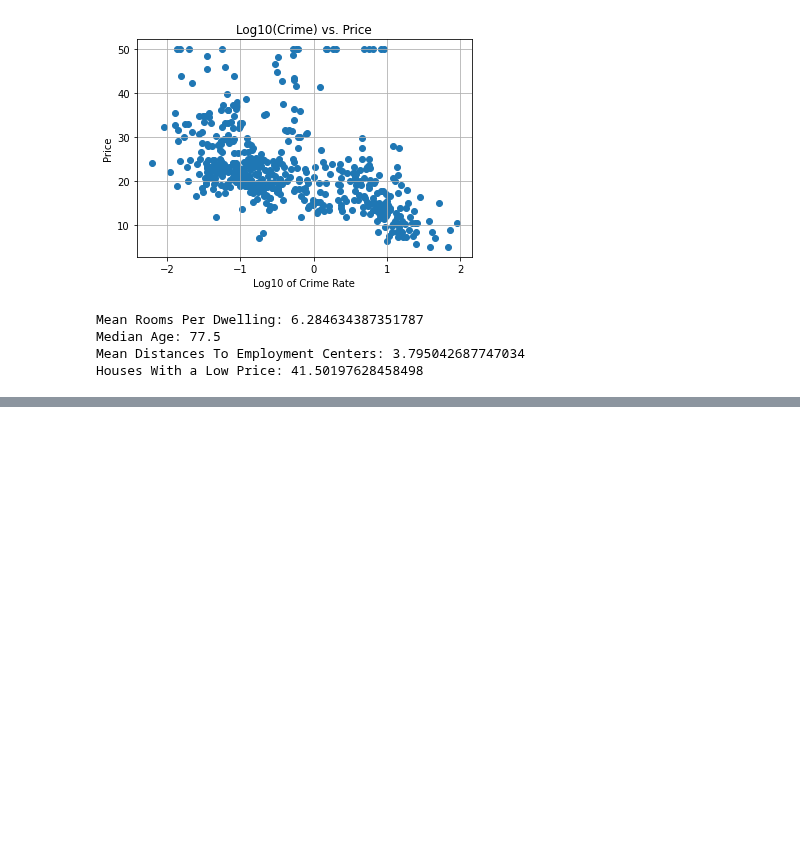
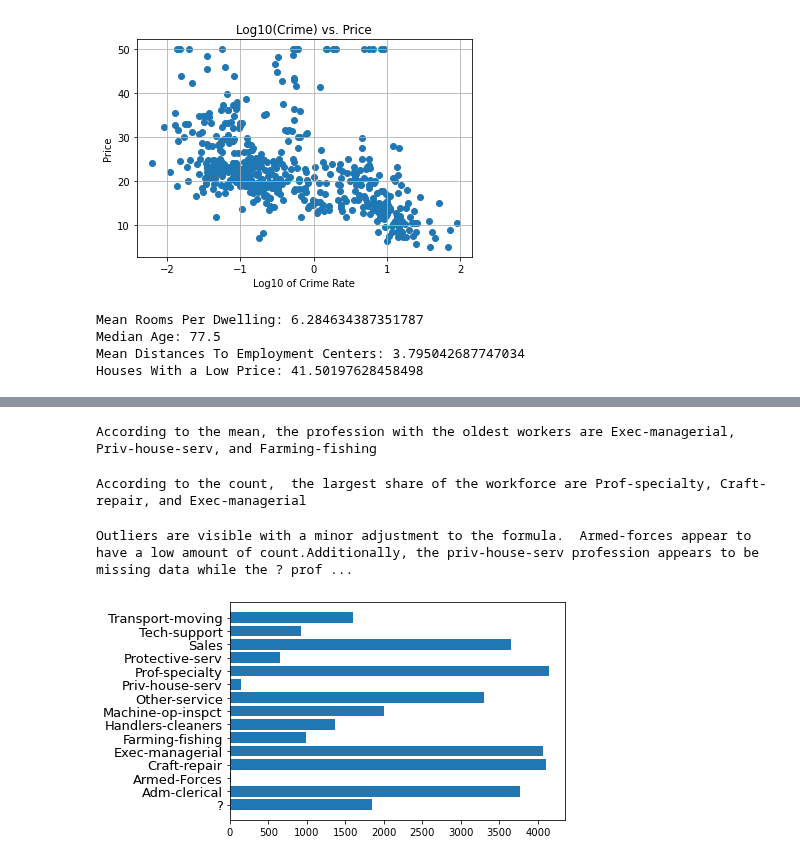
Before and after one commit to joshgreenert/Python-Projects, a Jupyter notebook: Data Preparation/Week3and4/Assignment_Week3_4_JGreenert.ipynb, the cells around one changed output, grey strips where cells are left out. Drawn from its saved outputs; the diff is of its cells as text; code cells hidden in the pictures; blank space fills up the shorter version.

```diff
--- a/Data Preparation/Week3and4/Assignment_Week3_4_JGreenert.ipynb
+++ b/Data Preparation/Week3and4/Assignment_Week3_4_JGreenert.ipynb
@@ -96,0 +169,15 @@ Houses With a Low Price: 41.50197628458498
+# %%
+# Create a function to strip the whitespace characters.
+def strip_whitespace(string):
+    return string.strip()
+# %%
+# Use the apply method to apply this function to all the columns with string values.
+# Create a new column, copy the values from this new column to the old column, then drop the column.
+new_df['education_stripped']= df_adult_income_updated['education'].apply(strip_whitespace)
+new_df['education']= new_df['education_stripped']
+new_df.drop(labels=['education_stripped'],axis=1)
+
+# Occupation column
+new_df['occupation_stripped']= df_adult_income_updated['occupation'].apply(strip_whitespace)
+new_df['occupation']= new_df['occupation_stripped']
+new_df.drop(labels=['occupation_stripped'],axis=1)
@@ -96,0 +218,3 @@ Houses With a Low Price: 41.50197628458498
+# %%
+new_df.drop(labels=['occupation_stripped'],axis=1, inplace=True)
+new_df.drop(labels=['education_stripped'],axis=1, inplace=True)
@@ -96,0 +259,28 @@ Houses With a Low Price: 41.50197628458498
+# %%
+# Group by occupation and show the summary stats of age.  Find which profession has the oldest workers on average
+# and which profession has it's largest share of the workforce above the 75th percentile.
+occupation_summary = new_df.groupby(['occupation']).describe()['age']
+occupation_summary.sort_values(by = 'mean', ascending = False)
+print('According to the mean, the profession with the oldest workers are Exec-managerial, Priv-house-serv, and Farming-fishing')
+# %% [output]
+According to the mean, the profession with the oldest workers are Exec-managerial, Priv-house-serv, and Farming-fishing
+# %%
+# which profession has it's largest share of the workforce above the 75th percentile.
+occupation_summary.sort_values(by = 'count', ascending = False)
+print('According to the count,  the largest share of the workforce are Prof-specialty, Craft-repair, and Exec-managerial')
+# %% [output]
+According to the count,  the largest share of the workforce are Prof-specialty, Craft-repair, and Exec-managerial
+# %%
+# Use subset and groupby to find outliers
+occupation_summary.sort_values(by = 'mean', ascending = False)
+print('Outliers are visible with a minor adjustment to the formula.  Armed-forces appear to have a low amount of count.' + \
+     'Additionally, the priv-house-serv profession appears to be missing data while the ? profession has no tit')
+# %% [output]
+Outliers are visible with a minor adjustment to the formula.  Armed-forces appear to have a low amount of count.Additionally, the priv-house-serv profession appears to be missing data while the ? prof ...
+# %%
+# Plot the values on a bar chart.
+plt.barh(y = occupation_summary.index, width = occupation_summary['count'])
+plt.yticks(fontsize=13)
+plt.show()
+# %% [output]
+[figure, added]
```
Also changed, not shown: parts of 13 cells of this notebook.
